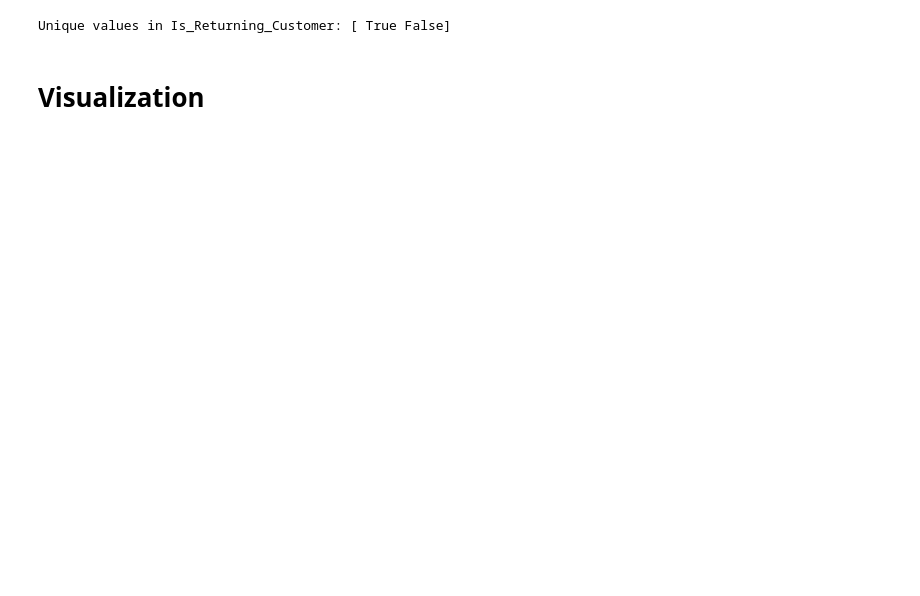
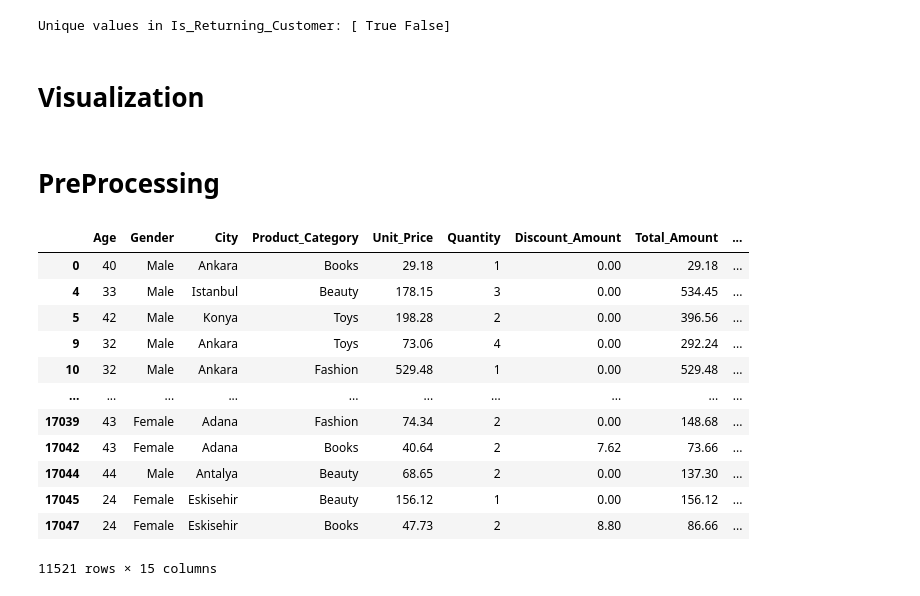
Before and after one commit to shahdelmasry12/Data-Mining-Project, a Jupyter notebook: ecommerce_customer_behavior_dataset_v2.ipynb, the cells around one changed output. Drawn from its saved outputs; the diff is of its cells as text; code cells hidden in the pictures; blank space fills up the shorter version.

```diff
--- a/ecommerce_customer_behavior_dataset_v2.ipynb
+++ b/ecommerce_customer_behavior_dataset_v2.ipynb
@@ -251,3 +255,21 @@ Unique values in Device_Type: ['Mobile' 'Tablet' 'Desktop']
 Unique values in Is_Returning_Customer: [ True False]
 # %% [markdown]
 # **Visualization**
+# %% [markdown]
+# **PreProcessing**
+# %%
+df_cluster
+# %% [output]
+|  | Age | Gender | City | Product_Category | Unit_Price | Quantity | Discount_Amount | Total_Amount | ... |
+| 0 | 40 | Male | Ankara | Books | 29.18 | 1 | 0.00 | 29.18 | ... |
+| 4 | 33 | Male | Istanbul | Beauty | 178.15 | 3 | 0.00 | 534.45 | ... |
+| 5 | 42 | Male | Konya | Toys | 198.28 | 2 | 0.00 | 396.56 | ... |
+| 9 | 32 | Male | Ankara | Toys | 73.06 | 4 | 0.00 | 292.24 | ... |
+| 10 | 32 | Male | Ankara | Fashion | 529.48 | 1 | 0.00 | 529.48 | ... |
+| ... | ... | ... | ... | ... | ... | ... | ... | ... | ... |
+| 17039 | 43 | Female | Adana | Fashion | 74.34 | 2 | 0.00 | 148.68 | ... |
+| 17042 | 43 | Female | Adana | Books | 40.64 | 2 | 7.62 | 73.66 | ... |
+| 17044 | 44 | Male | Antalya | Beauty | 68.65 | 2 | 0.00 | 137.30 | ... |
+| 17045 | 24 | Female | Eskisehir | Beauty | 156.12 | 1 | 0.00 | 156.12 | ... |
+| 17047 | 24 | Female | Eskisehir | Books | 47.73 | 2 | 8.80 | 86.66 | ... |
+11521 rows × 15 columns
```
Also changed, not shown: parts of 11 cells of this notebook.
